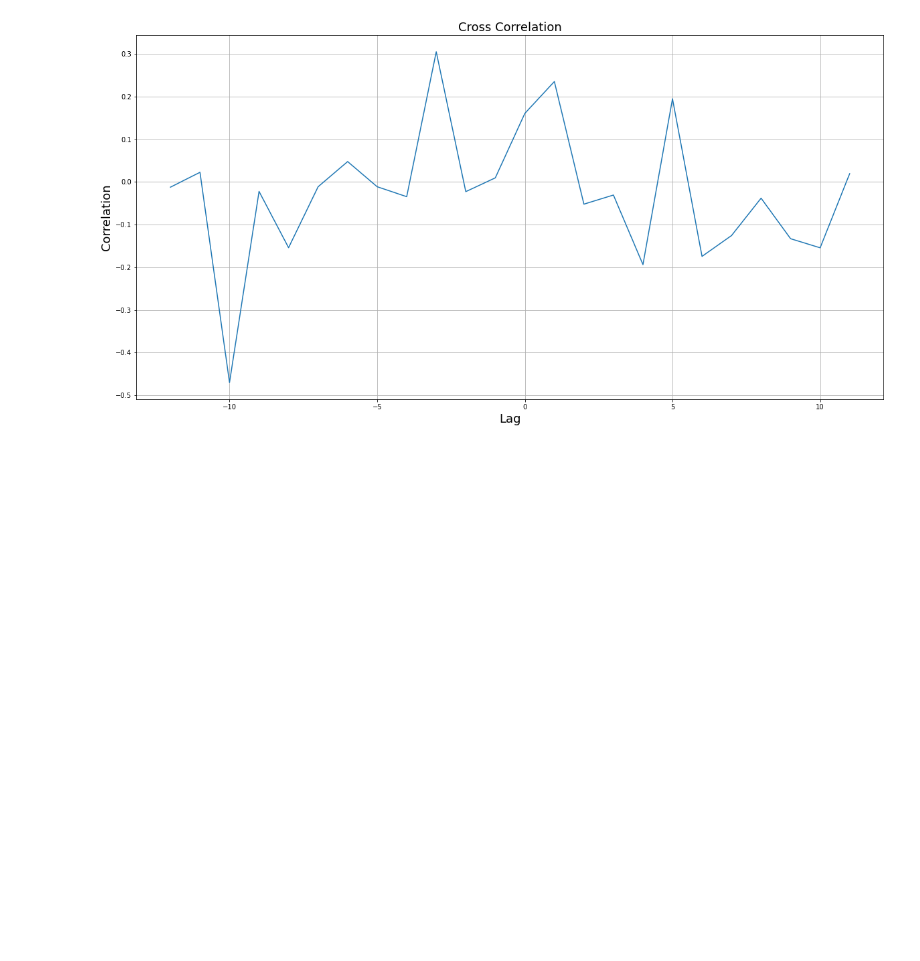
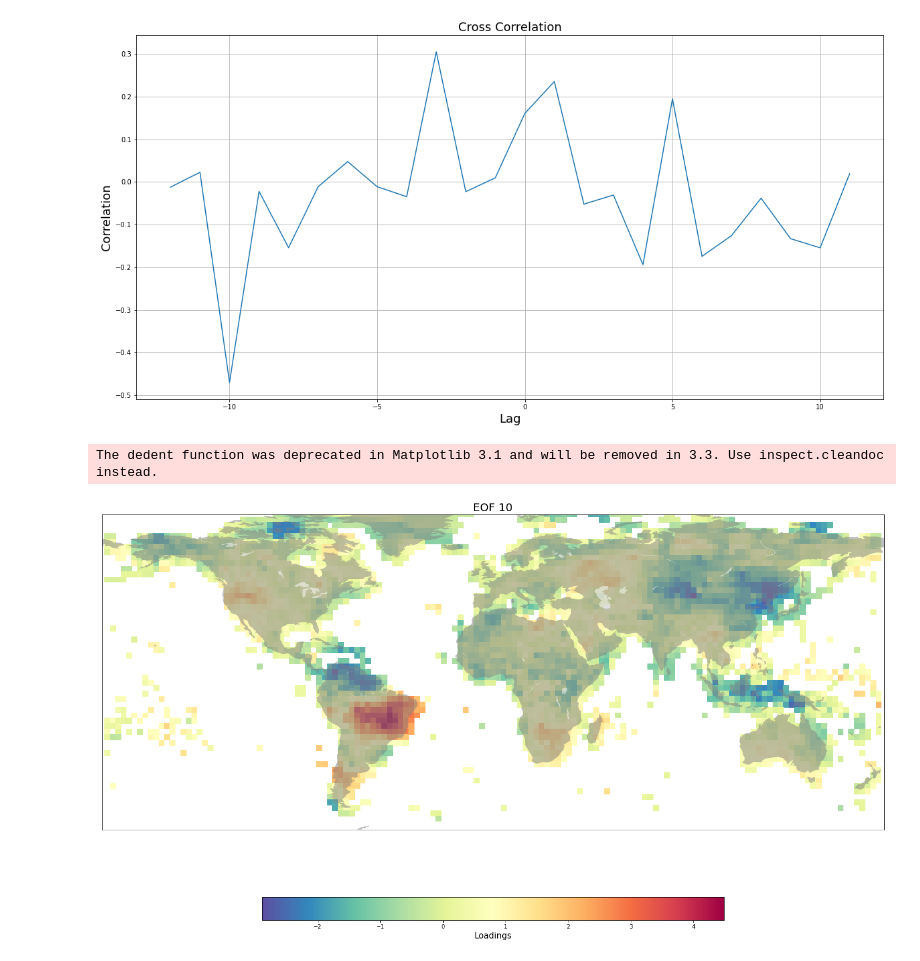
Before and after one commit to alchemist5617/timeseries-networks, a Jupyter notebook: Ethiopia.ipynb, the cells around one changed output. Drawn from its saved outputs; the diff is of its cells as text; code cells hidden in the pictures; blank space fills up the shorter version.

```diff
--- a/Ethiopia.ipynb
+++ b/Ethiopia.ipynb
@@ -217,3 +229,16 @@ plt.grid()
 #fig.savefig(filename)
 # %% [output]
 [figure]
+# %%
+ET_gamma = np.load("ET_gamma.npy")
+N = ET_gamma.shape[0]
+n_nodes = ET_gamma.shape[1]
+extremes_treshold = -1
+count = []
+for i in range(N):
+    count.append(np.count_nonzero(ET_gamma[i,:] <= extremes_treshold))
+# %%
+n_components = 60
+level = 12
+temporal_limits = {"time_min":datetime(1977, 1, 1, 0, 0),"time_max":datetime(2015, 12, 1, 0, 0) }
+spatial_limits = {"lon_min":-40,"lon_max":60,"lat_min":-40,"lat_max":40}
@@ -219,0 +282,46 @@ plt.grid()
+# %%
+pc = 9
+df_pre["pc"] = loading_pre[pc]
+
+
+#lon1 = np.arange(-178.75,179.0,2.5)
+lon1_pre = np.arange(-178.75,180,2.5)
+#lat1 = np.arange(-40,40,2.5)
+
+deg = np.zeros((len(lat_pre),len(lon1_pre)))
+
+lat_number = deg.shape[0]
+lon_number = deg.shape[1]
+
+for i in range(lat_number):
+    for j in range(lon_number):
+        if not df_pre[(df_pre.lats == lat_pre[i]) & (df_pre.lons == lon1_pre[j])].clusters.values.size == 0:
+            deg[i,j] = df_pre[(df_pre.lats == lat_pre[i]) & (df_pre.lons == lon1_pre[j])].pc.values
+        else:
+            deg[i,j]=np.nan
+
+
+plt.figure(figsize=(30,15))
+# Make the background map
+#map=Basemap(llcrnrlon=lon1[0], llcrnrlat=lat[-1],urcrnrlon=lon1[-1],urcrnrlat=lat[0])
+map=Basemap(llcrnrlon=-180, llcrnrlat=-65,urcrnrlon=180,urcrnrlat=80)
+#m.drawmapboundary(fill_color='#A6CAE0', linewidth=0)
+map.fillcontinents(color='grey', alpha=0.5)
+#m.drawcoastlines(linewidth=0.1, color="white")
+#map.drawparallels(np.arange(int(-39.75),int(39.75),3),labels=[1,0,0,0],linewidth=0.5)
+#map.drawmeridians(np.arange(int(-29.75),int(59.75),3),labels=[0,0,0,1],linewidth=0.5)
+map.drawcoastlines(linewidth=0.)
+
+
+xx, yy = meshgrid(lon1_pre, lat_pre)
+cs = map.pcolormesh(xx, yy, deg, cmap=plt.cm.Spectral_r)
+#cs = map.contourf(xx, yy, deg, 11, cmap=plt.cm.Spectral_r)
+cbar = plt.colorbar(cs, orientation='horizontal', shrink=0.5)
+#plt.clim(-0.1,0.1)
+cbar.set_label('Loadings', fontsize = 15)
+plt.title("EOF %d"%(pc+1),fontsize = 20)
+#plt.savefig("EOF%d.png"%(pc+1))
+plt.show()
+# %% [output]
+The dedent function was deprecated in Matplotlib 3.1 and will be removed in 3.3. Use inspect.cleandoc instead.
+[figure, added]
```
Also changed, not shown: parts of 22 cells of this notebook, 1 other file.
